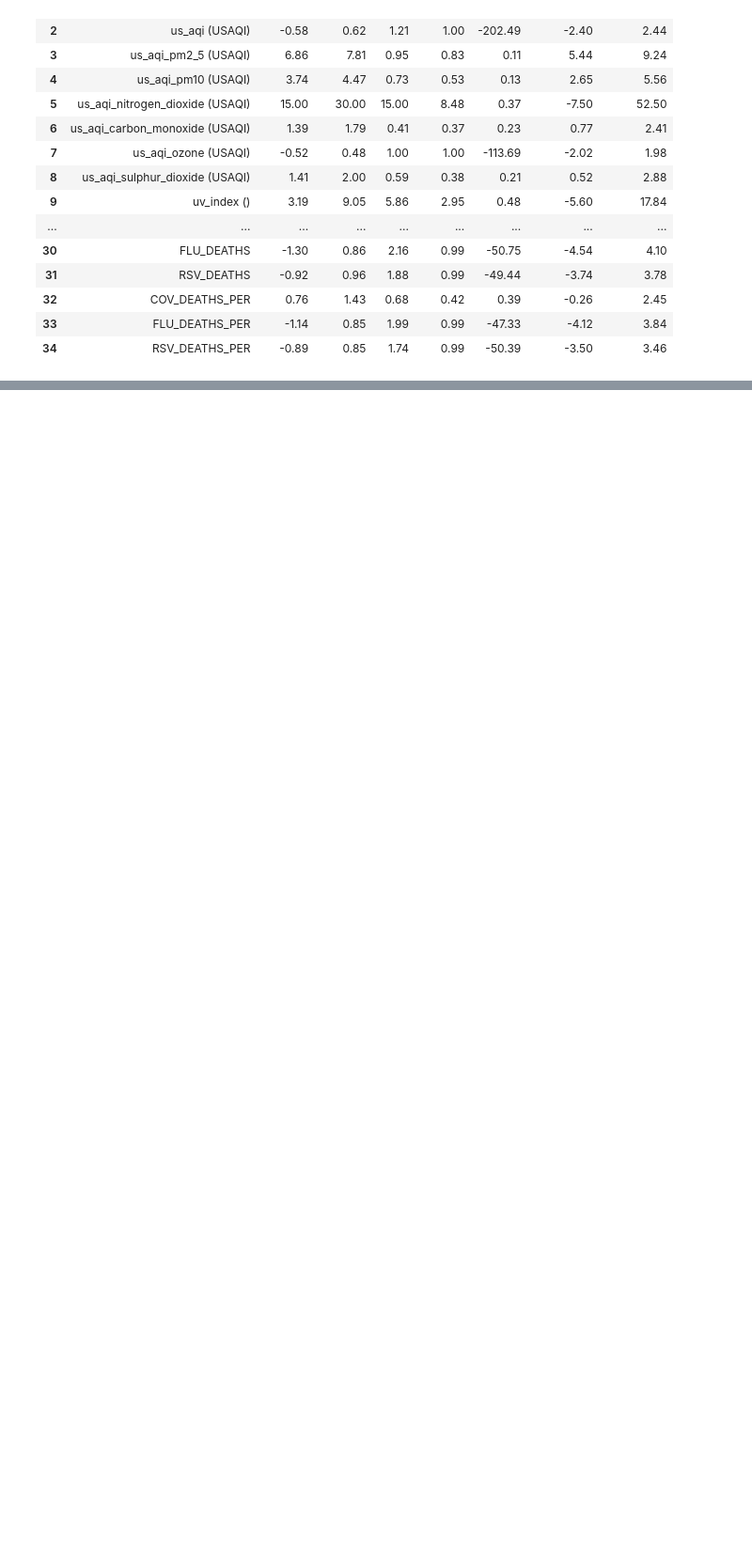
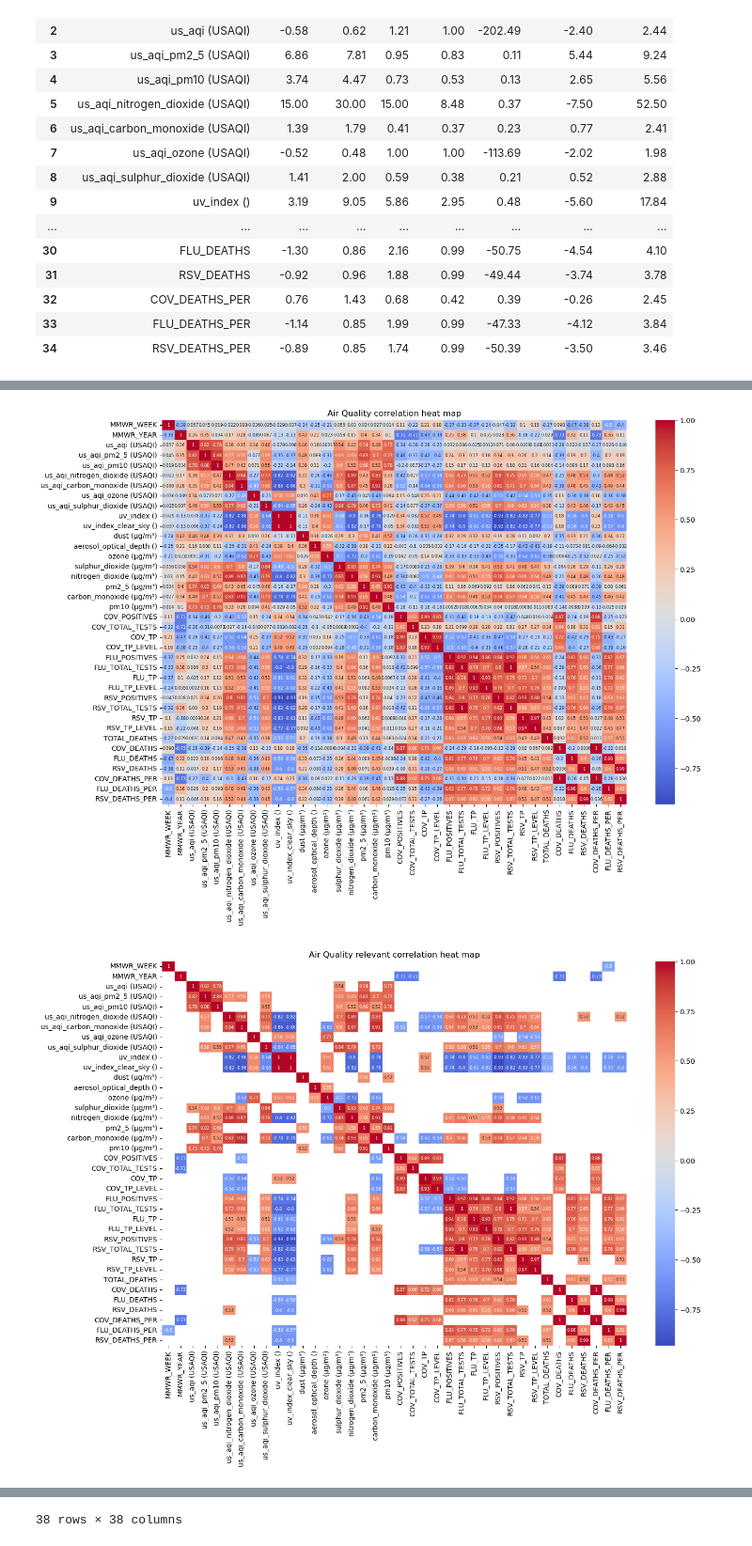
Before and after one commit to ianbunag/cmpe-255-data-mining-project, a Jupyter notebook: 04-01-data-preparation.ipynb, the cells around one changed output, grey strips where cells are left out. Shown at 94% size. Drawn from its saved outputs; the diff is of its cells as text; code cells hidden in the pictures; blank space fills up the shorter version.

```diff
--- a/04-01-data-preparation.ipynb
+++ b/04-01-data-preparation.ipynb
@@ -301,0 +327,9 @@ measure_variability(df)
+# %%
+df_corr = df.copy()
+df_corr[keys['COV_TP_LEVEL']] = df_corr[keys['COV_TP_LEVEL']].cat.codes
+df_corr[keys['FLU_TP_LEVEL']] = df_corr[keys['FLU_TP_LEVEL']].cat.codes
+df_corr[keys['RSV_TP_LEVEL']] = df_corr[keys['RSV_TP_LEVEL']].cat.codes
+correlate_features(df_corr, relevance=0.5, font_size=6)
+# %% [output]
+[figure, added]
+[figure, added]
@@ -301,0 +353 @@ measure_variability(df)
+38 rows × 38 columns
```
Also changed, not shown: parts of 5 cells of this notebook, 3 other files.
